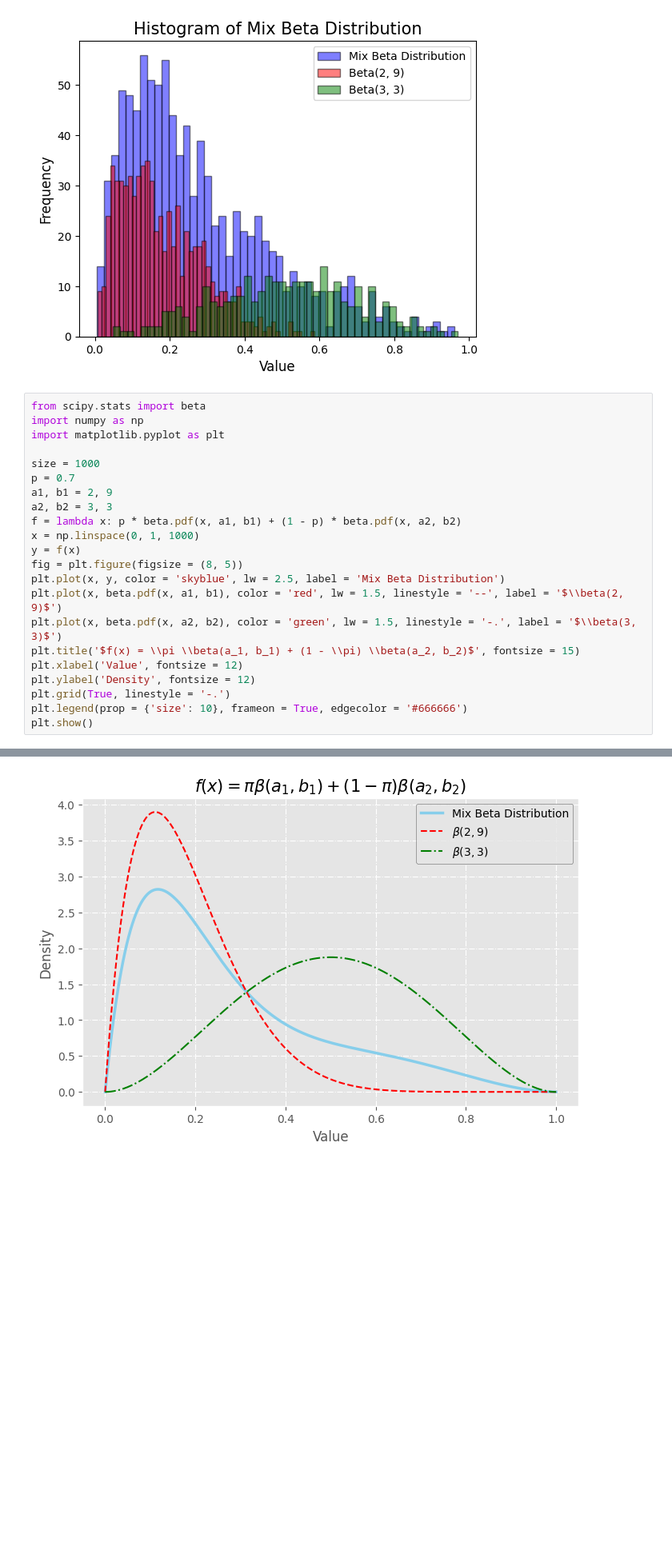
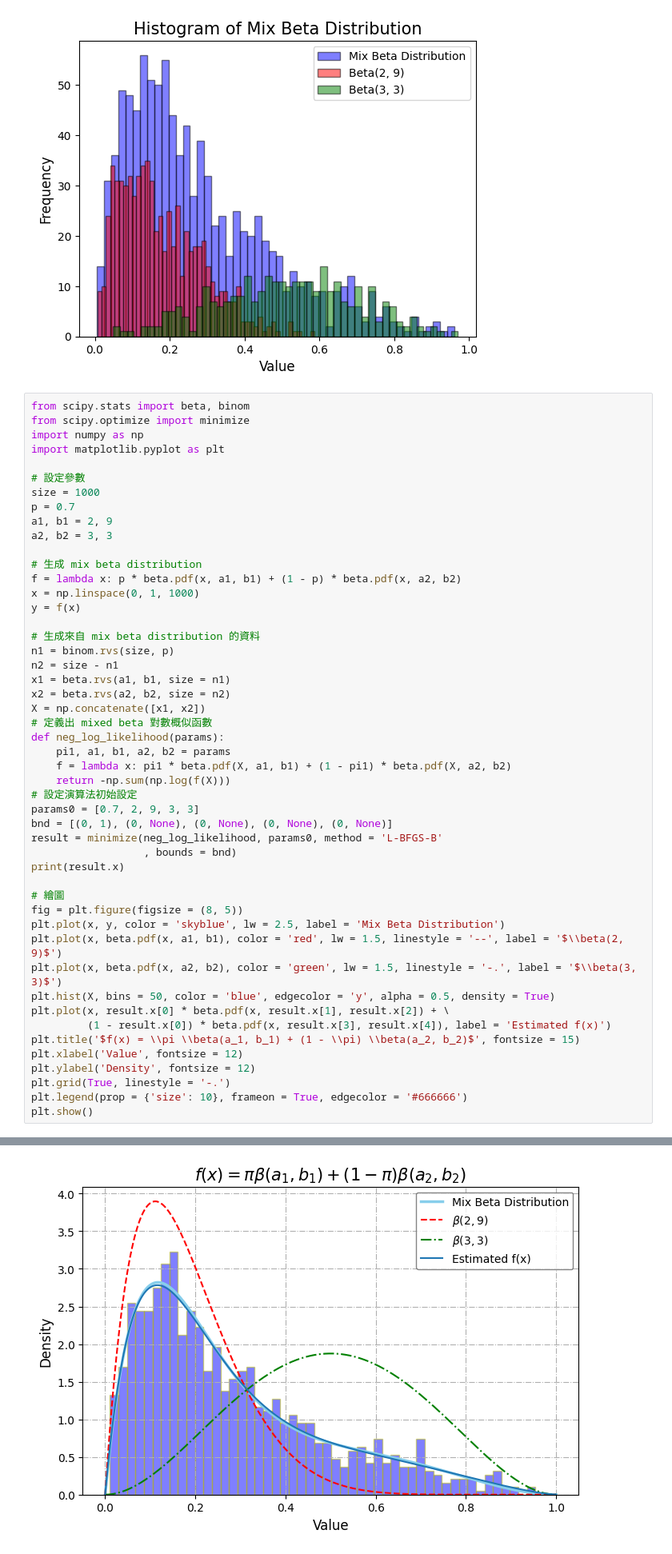
Before and after one commit to shengsia02/StatComp, a Jupyter notebook: class241120.ipynb, the cells around one changed output, grey strips where cells are left out. Shown at 80% size. Cells and saved outputs as stored; diff of their text form; blank space fills up the shorter version.

```diff
--- a/class241120.ipynb
+++ b/class241120.ipynb
@@ -153,21 +153,48 @@ plt.show()
 # %% [output]
 [figure]
 # %%
-from scipy.stats import beta
+from scipy.stats import beta, binom
+from scipy.optimize import minimize
 import numpy as np
 import matplotlib.pyplot as plt
 
+# 設定參數
 size = 1000
 p = 0.7
 a1, b1 = 2, 9
 a2, b2 = 3, 3
+
+# 生成 mix beta distribution
 f = lambda x: p * beta.pdf(x, a1, b1) + (1 - p) * beta.pdf(x, a2, b2)
 x = np.linspace(0, 1, 1000)
 y = f(x)
+
+# 生成來自 mix beta distribution 的資料
+n1 = binom.rvs(size, p)
+n2 = size - n1
+x1 = beta.rvs(a1, b1, size = n1)
+x2 = beta.rvs(a2, b2, size = n2)
+X = np.concatenate([x1, x2])
+# 定義出 mixed beta 對數概似函數
+def neg_log_likelihood(params):
+    pi1, a1, b1, a2, b2 = params
+    f = lambda x: pi1 * beta.pdf(X, a1, b1) + (1 - pi1) * beta.pdf(X, a2, b2)
+    return -np.sum(np.log(f(X)))
+# 設定演算法初始設定
+params0 = [0.7, 2, 9, 3, 3]
+bnd = [(0, 1), (0, None), (0, None), (0, None), (0, None)]
+result = minimize(neg_log_likelihood, params0, method = 'L-BFGS-B'
+                  , bounds = bnd)
+print(result.x)
+
+# 繪圖
 fig = plt.figure(figsize = (8, 5))
 plt.plot(x, y, color = 'skyblue', lw = 2.5, label = 'Mix Beta Distribution')
 plt.plot(x, beta.pdf(x, a1, b1), color = 'red', lw = 1.5, linestyle = '--', label = '$\\beta(2, 9)$')
 plt.plot(x, beta.pdf(x, a2, b2), color = 'green', lw = 1.5, linestyle = '-.', label = '$\\beta(3, 3)$')
+plt.hist(X, bins = 50, color = 'blue', edgecolor = 'y', alpha = 0.5, density = True)
+plt.plot(x, result.x[0] * beta.pdf(x, result.x[1], result.x[2]) + \
+         (1 - result.x[0]) * beta.pdf(x, result.x[3], result.x[4]), label = 'Estimated f(x)')
 plt.title('$f(x) = \\pi \\beta(a_1, b_1) + (1 - \\pi) \\beta(a_2, b_2)$', fontsize = 15)
 plt.xlabel('Value', fontsize = 12)
 plt.ylabel('Density', fontsize = 12)
@@ -178,4 +206,4 @@ plt.show()
-[figure, old version]
+[figure, new version]
 # %%
 from scipy.stats import beta
 from scipy.optimize import minimize
```
Also changed, not shown: parts of 1 cell of this notebook, 3 other files.
